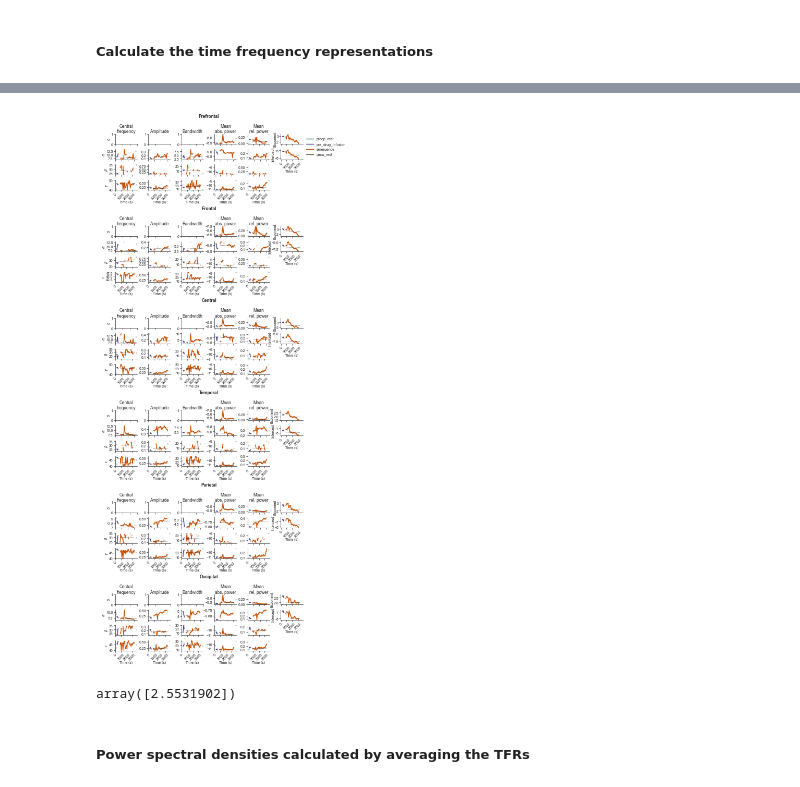
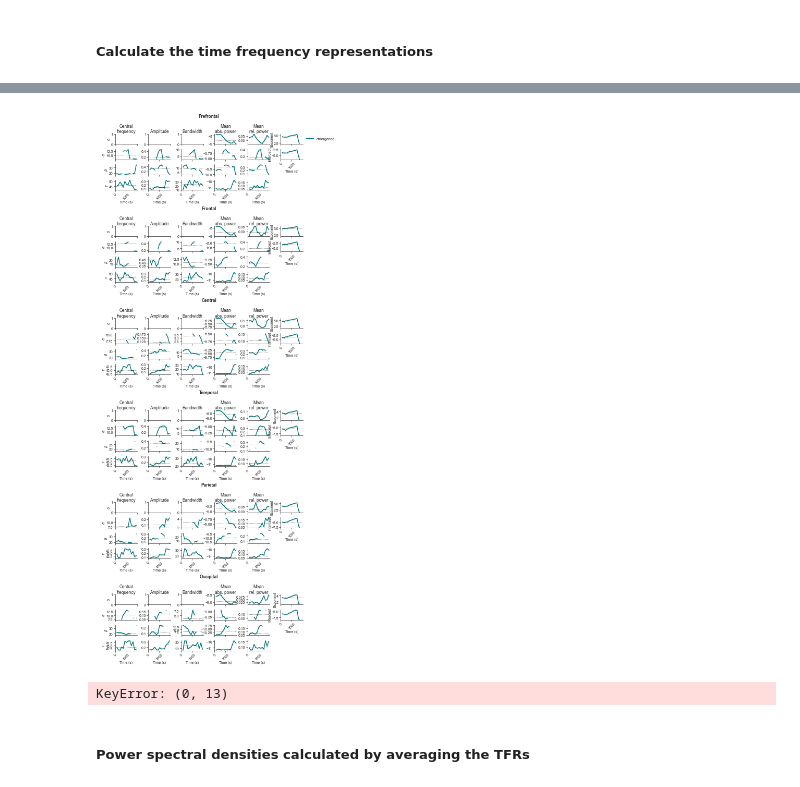
Before and after one commit to maboudi/capachinos, a Jupyter notebook: notebooks/time_frequency_map.ipynb, the cells around one changed output, grey strips where cells are left out. Saved outputs shown, nothing was run; the diff lists cells and outputs as text; code cells hidden in the pictures.

```diff
--- a/notebooks/time_frequency_map.ipynb
+++ b/notebooks/time_frequency_map.ipynb
@@ -11,18 +19,16 @@ sys.path.append('D:/capachinos')
 # %%
-from src.eeg_analysis.preprocessing.eeg_file import EEGFile
-from src.eeg_analysis.preprocessing.eeg_preprocessor import EEGPreprocessor
-from src.eeg_analysis.analysis.power_spectral import PowerSpectralAnalysis, TimeFrequencyRepresentation
-from src.eeg_analysis.visualization.plots import plot_continuous_epochs
-from src.eeg_analysis.visualization.my_custom_style import set_custom_style
+# participant_id = 3
+# base_dir = Path(r'D:\Anesthesia_Research_Fellow') / f'CA-{participant_id:02}'
+# base_path = base_dir / f'CA-{participant_id:02}'
 
+# # Make a directory for analysis results
+# base_results_dir = base_dir / 'analysis_results'
+# if not base_results_dir.exists():
+#     base_results_dir.mkdir(parents=True, exist_ok=True)
 
-participant_id = 1
-base_dir = Path(r'D:\Anesthesia_Research_Fellow') / f'CA-{participant_id:02}'
-base_path = base_dir / f'CA-{participant_id:02}'
+# vhdr_path = base_path.with_suffix('.vhdr')
+# vmrk_path = base_path.with_suffix('.vmrk')
+# eeg_path = base_path.with_suffix('.eeg')
 
-vhdr_path = base_path.with_suffix('.vhdr')
-vmrk_path = base_path.with_suffix('.vmrk')
-eeg_path = base_path.with_suffix('.eeg')
-
-eeg_file = EEGFile(participant_id, str(vhdr_path), str(vmrk_path), str(eeg_path))
-eeg_file.load_data()
+# eeg_file = EEGFile(participant_id, str(vhdr_path), str(vmrk_path), str(eeg_path))
+# eeg_file.load_data()
@@ -58,6 +102,6 @@ power_spectral = PowerSpectralAnalysis(preprocessor, window_size=2, step_size=1)
 # %% [markdown]
 ##### Calculate the time frequency representations
 # %%
-select_epochs = ['preop_rest', 'pre_drug_infusion', 'emergence', 'pacu_rest']
-power_spectral.calculate_time_frequency_map(select_channels = None, select_epochs=select_epochs, method='morlet')
+select_epochs = ['emergence'] #['preop_rest', 'pre_drug_infusion', 'emergence', 'pacu_rest']
+power_spectral.calculate_time_frequency_map(select_channels = None, select_epochs=select_epochs, method='multitaper')
 # %% [output]
@@ -304,42 +378,45 @@ for r_idx, region in enumerate(regions):
             start_shift += power_spectral.tfr[epoch].times[-1]
 
             ax.plot(window_centers, parameter_data, linewidth=1, color=epoch_colors[epoch_idx], label=epoch, marker='.', markersize=.5)
             ax.plot(window_centers, [np.nanmedian(parameter_data)]*len(window_centers), linewidth=0.5, linestyle=':', color='k')
 
             # ax.axvline(x=start_shift, color='grey', linestyle='--', linewidth=0.5)
 
         ax.set_ylabel(aperodic_param[:-1].capitalize(), labelpad=0)
         ax.tick_params(axis='both', which='major', labelsize=5, length=2, width=0.5, pad=1)
         ax.set_xticks(range(0, int(window_centers[-1]), 1000))
         ax.set_xticklabels(ax.get_xticks(), rotation=45)
 
         ylim = ax.get_ylim()
         emergence_data = power_spectral.fooof_aperiodic_parameters[region]['emergence'][aperodic_param][0]
         ax.set_ylim([np.nanpercentile(emergence_data, 10), ylim[1]])
 
         if ap_idx == num_aperiodic_features - 1:
             ax.set_xlabel('Time (s)', labelpad=0)
         if ap_idx != num_aperiodic_features - 1:
             ax.set_xticklabels([])
 
         if (r_idx == 0) and (ap_idx == 0):
             ax.legend(loc='upper left', bbox_to_anchor=(1, 1), fontsize='small')
 
 # Adjust layout
 plt.subplots_adjust(left=0.2, right=0.8, bottom=0.2, top=0.9)
+
 # Save plot
-main_dir = 'D:/capachinos'
-filename = 'fooof_features.pdf'
-file_path = os.path.join(main_dir, filename)
+base_results_filename = base_results_dir / f'CA-{participant_id:02}'
+filename = f'{base_results_filename}_fooof_results_time_resolved.pdf'
+file_path = os.path.join(base_results_dir, filename)
 plt.savefig(file_path, format='pdf', dpi=300)
-# Show plot
+
 plt.show()
 # %% [output]
-[figure, old version]
+[figure, new version]
 # %%
-power_spectral.fooof_aperiodic_parameters[region]['pacu_rest']['exponents'][0]
+# power_spectral.fooof_aperiodic_parameters[region]['pacu_rest']['exponents'][0]
-# %% [output]
-array([2.5531902])
+# %%
+power_spectral.fooof_models['frontal']['emergence'][0, 13].plot(plt_log=False, plot_peaks='line')
+# %% [output]
+KeyError: (0, 13)
 # %% [markdown]
 ##### Power spectral densities calculated by averaging the TFRs
 # %%
```
Also changed, not shown: parts of 12 cells of this notebook, 20 other files.
